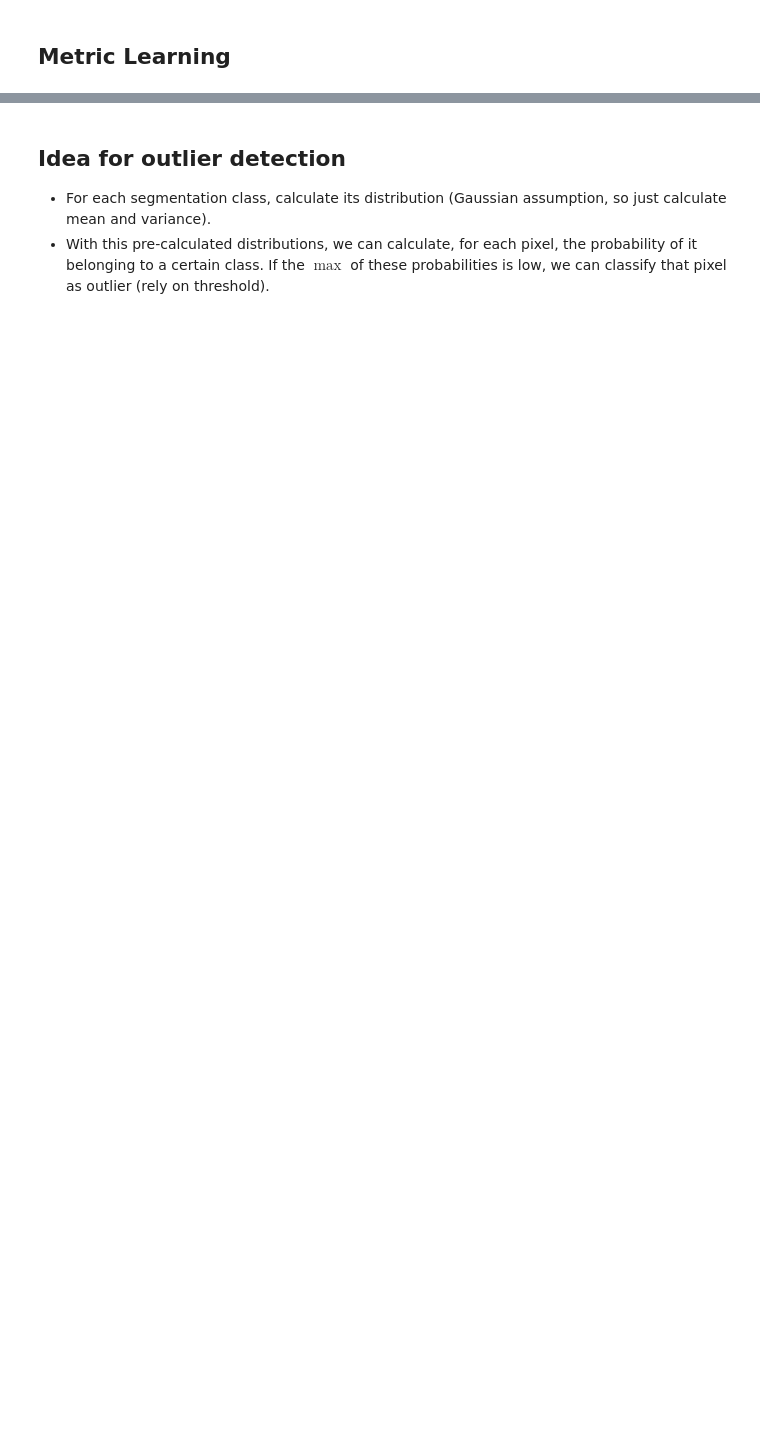
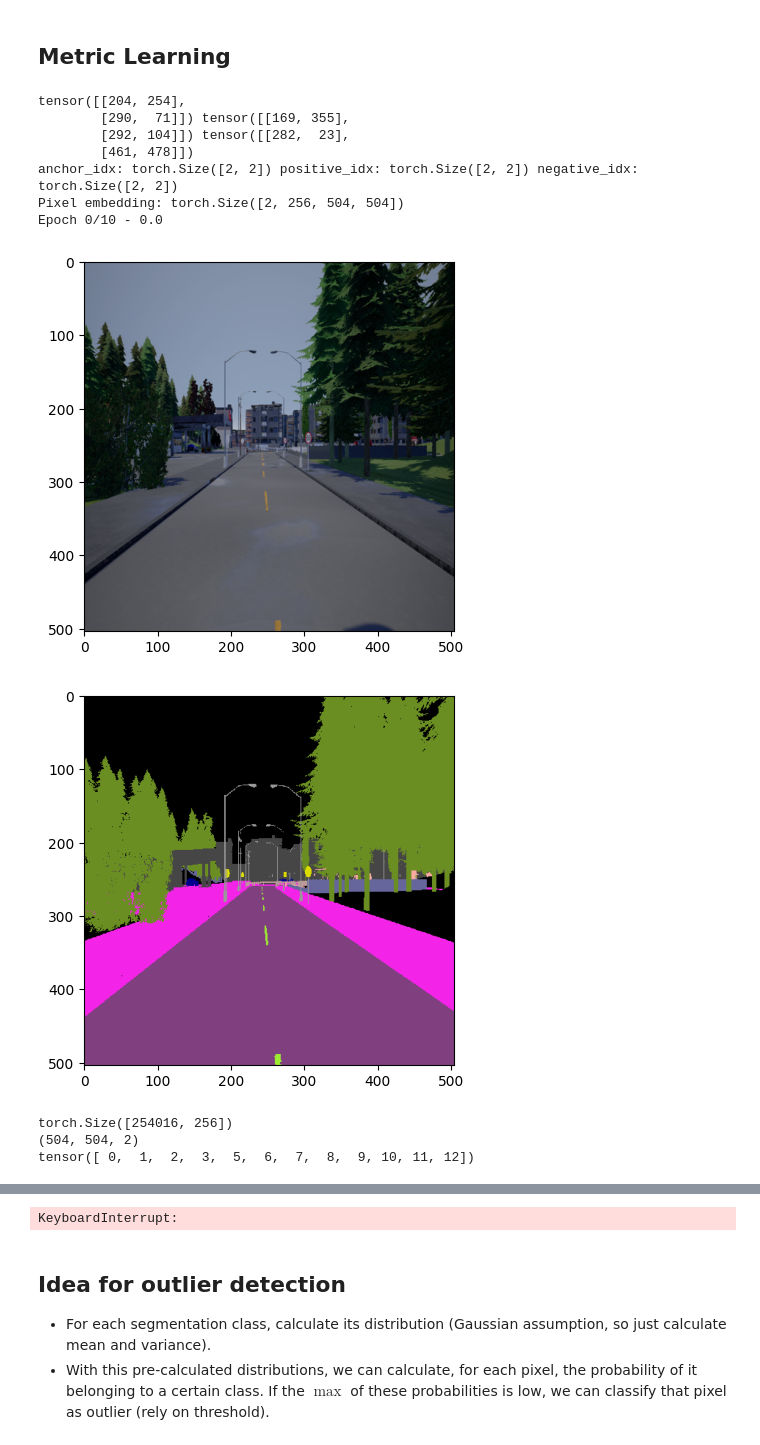
Before and after one commit to liuktc/ML4CV_Assignment, a Jupyter notebook: main.ipynb, the cells around one changed output, grey strips where cells are left out. Cells and saved outputs as stored; diff of their text form; code cells hidden in the pictures; blank space fills up the shorter version.

Commit message:
updates on metric learning

```diff
--- a/main.ipynb
+++ b/main.ipynb
@@ -222,17 +185,3 @@ KeyboardInterrupt:
 torch.save(segmentation_model.state_dict(), "segmentation_model.pth")
 # %% [markdown]
 ## Metric Learning
-# %%
-x = torch.tensor([[[1,1,-5,-5], [1,1,-5,-5], [1,1,-5,-5]]])
-# (B, num_pixels, emb_size)
-selected_pixels = torch.tensor([[0, 1, 2, 3]])
-
-target_matrix = torch.tensor([[[1, 1, 0, 0],
-                              [1, 1, 0, 0],
-                              [0, 0, 1, 1],
-                              [0, 0, 1, 1]]])
-print("x.shape",x.shape)
-print("selected_pixels.shape", selected_pixels.shape)
-print("target_matrix.shape", target_matrix.shape)
-loss = nt_xent_loss(x, selected_pixels, target_matrix=target_matrix, temperature=0.1)
-print(loss)
@@ -239,48 +211,73 @@ print(loss)
 # %%
+from model_new import DinoMetricLearning
+from loss import triplet_loss
+
 EPOCHS = 10
 TEMPERATURE = 0.1
 LEARNING_RATE = 5e-4
 LOAD_WEIGHTS = False
 EMBEDDING_SIZE = 256
 
-metric_learning_model = DINOv2_SemanticSegmentation(
-    num_classes=None, image_size=IMAGE_SIZE, embedding_size=EMBEDDING_SIZE
+metric_learning_model = DinoMetricLearning(
+    backbone, dino_out_dim=384, cnn_out_dim=128, embed_dim=EMBEDDING_SIZE
 ).to(device)
+
+# metric_learning_model = DINOv2_SemanticSegmentation(
+#     num_classes=None, image_size=IMAGE_SIZE, embedding_size=EMBEDDING_SIZE
+# ).to(device)
 
 if LOAD_WEIGHTS:
     if COLAB:
         path_prefix = "/content/drive/"
     elif KAGGLE:
         path_prefix = "/kaggle/working/"
     else:
         path_prefix = "./"
     path = os.path.join(path_prefix, "metric_learning_model2.pth")
 
     metric_learning_model.load_state_dict(torch.load(path, map_location=device))
 
-for param in metric_learning_model.feature_extractor.parameters():
-    param.requires_grad = False
+# for param in metric_learning_model.feature_extractor.parameters():
+#     param.requires_grad = False
 optimizer = torch.optim.Adam(
     filter(lambda p: p.requires_grad, metric_learning_model.parameters()),
     lr=LEARNING_RATE,
 )
 
 
 for epoch in range(EPOCHS):
-    for index, (images, _, (selected_pixels, target_matrix)) in tqdm(enumerate(dl_train)):
+    for index, (images, _, (anchor_idx, positive_idx, negative_idx)) in tqdm(enumerate(dl_train)):
         images = images.to(device)
 
         # Compute the pixel embeddings
         pixel_embeddings = metric_learning_model(images).to(device)
 
+        print(anchor_idx, positive_idx, negative_idx)
+        print("anchor_idx:", anchor_idx.shape, "positive_idx:", positive_idx.shape, "negative_idx:", negative_idx.shape)
+        print("Pixel embedding:", pixel_embeddings.shape)
+
+        anchor_emb, positive_emb, negative_emb = get_pixel_embeddings(
+            pixel_embeddings, anchor_idx, positive_idx, negative_idx
+        )
         # Compute the metric learning loss
-        loss = nt_xent_loss(
-            pixel_embeddings, selected_pixels, target_matrix, TEMPERATURE, device=device
-        )
+        loss = triplet_loss(anchor_emb, positive_emb, negative_emb)
         optimizer.zero_grad()
         loss.backward()
         optimizer.step()
         print(f"Epoch {epoch}/{EPOCHS} - {loss.item()}")
 
         if index % 200 == 0:
             semantic_embeddings_plot(metric_learning_model, dl_train, num_points=1000)
+# %% [output]
+tensor([[204, 254],
+        [290,  71]]) tensor([[169, 355],
+        [292, 104]]) tensor([[282,  23],
+        [461, 478]])
+anchor_idx: torch.Size([2, 2]) positive_idx: torch.Size([2, 2]) negative_idx: torch.Size([2, 2])
+Pixel embedding: torch.Size([2, 256, 504, 504])
+Epoch 0/10 - 0.0
+[figure, added]
+[figure, added]
+torch.Size([254016, 256])
+(504, 504, 2)
+tensor([ 0,  1,  2,  3,  5,  6,  7,  8,  9, 10, 11, 12])
@@ -287,3 +291,4 @@ for epoch in range(EPOCHS):
+KeyboardInterrupt:
 # %%
 if COLAB:
     !wget https://people.eecs.berkeley.edu/~hendrycks/streethazards_test.tar -O test.tar
```
Also changed, not shown: parts of 6 cells of this notebook, 4 other files.
